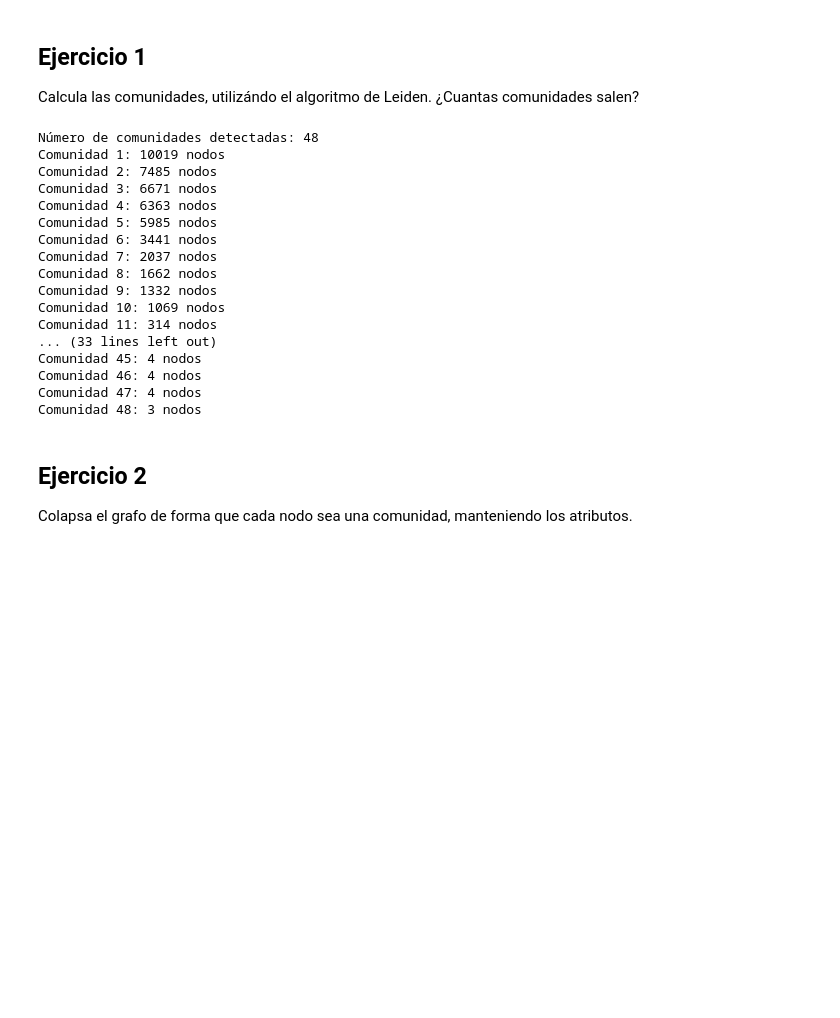
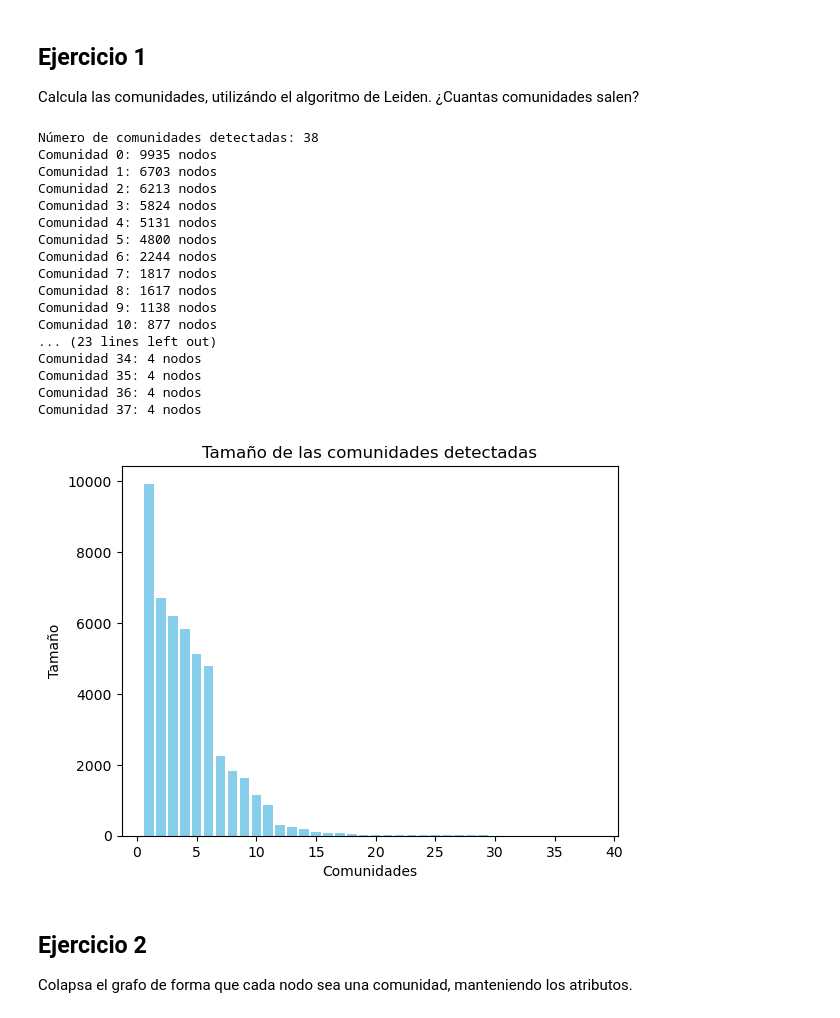
Before and after one commit to alvarofraile/MAADM_SNA, a Jupyter notebook: practica_1.ipynb, the cells around one changed output. Saved outputs shown, nothing was run; the diff lists cells and outputs as text; code cells hidden in the pictures; blank space fills up the shorter version.

```diff
--- a/practica_1.ipynb
+++ b/practica_1.ipynb
@@ -28,35 +99,44 @@ Calcula las comunidades, utilizándo el algoritmo de Leiden. ¿Cuantas comunidad
 # %%
 # Convertir el grafo de NetworkX a igraph
 G_ig = ig.Graph.TupleList(G.edges(), directed=False)
 
 # Ejecutar el algoritmo de Leiden para detectar comunidades
-partition = leidenalg.find_partition(G_ig, leidenalg.ModularityVertexPartition)
+partition = leidenalg.find_partition(G_ig, leidenalg.ModularityVertexPartition, seed=10)
 
 # Número de comunidades detectadas
 num_comunidades = len(partition)
 print(f"Número de comunidades detectadas: {num_comunidades}")
 
-# Mostrar los nodos en cada comunidad
-for i, comunidad in enumerate(partition):
-    print(f"Comunidad {i + 1}: {len(comunidad)} nodos")
+# Mostrar el número de nodos en cada comunidad
+comunidad_sizes = [len(comunidad) for comunidad in partition]
+for i, size in enumerate(comunidad_sizes):
+    print(f"Comunidad {i}: {size} nodos")
+
+# Gráfica del tamaño de las comunidades
+plt.bar(range(1, num_comunidades+1), comunidad_sizes, color='skyblue')
+plt.xlabel('Comunidades')
+plt.ylabel('Tamaño')
+plt.title('Tamaño de las comunidades detectadas')
+plt.show()
 # %% [output]
-Número de comunidades detectadas: 48
-Comunidad 1: 10019 nodos
-Comunidad 2: 7485 nodos
-Comunidad 3: 6671 nodos
-Comunidad 4: 6363 nodos
-Comunidad 5: 5985 nodos
-Comunidad 6: 3441 nodos
-Comunidad 7: 2037 nodos
-Comunidad 8: 1662 nodos
-Comunidad 9: 1332 nodos
-Comunidad 10: 1069 nodos
-Comunidad 11: 314 nodos
-... (33 lines left out)
-Comunidad 45: 4 nodos
-Comunidad 46: 4 nodos
-Comunidad 47: 4 nodos
-Comunidad 48: 3 nodos
+Número de comunidades detectadas: 38
+Comunidad 0: 9935 nodos
+Comunidad 1: 6703 nodos
+Comunidad 2: 6213 nodos
+Comunidad 3: 5824 nodos
+Comunidad 4: 5131 nodos
+Comunidad 5: 4800 nodos
+Comunidad 6: 2244 nodos
+Comunidad 7: 1817 nodos
+Comunidad 8: 1617 nodos
+Comunidad 9: 1138 nodos
+Comunidad 10: 877 nodos
+... (23 lines left out)
+Comunidad 34: 4 nodos
+Comunidad 35: 4 nodos
+Comunidad 36: 4 nodos
+Comunidad 37: 4 nodos
+[figure, added]
 # %% [markdown]
 ## Ejercicio 2
 
```
Also changed, not shown: parts of 39 cells of this notebook, 11 other files.
